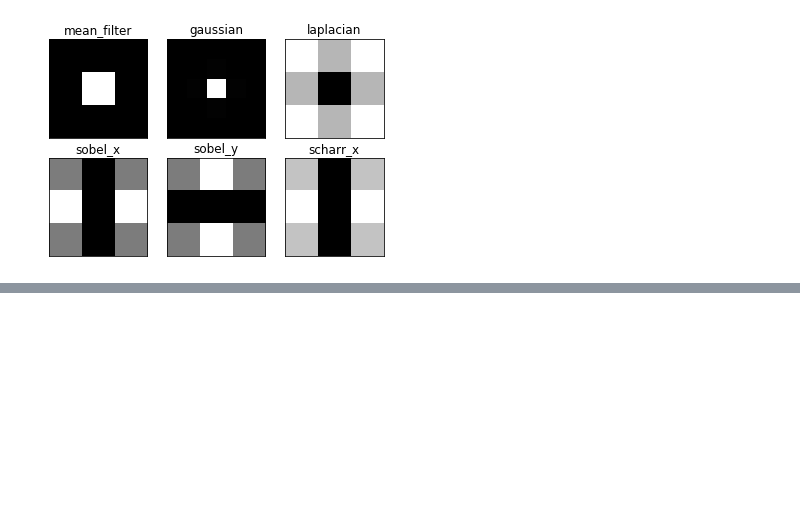
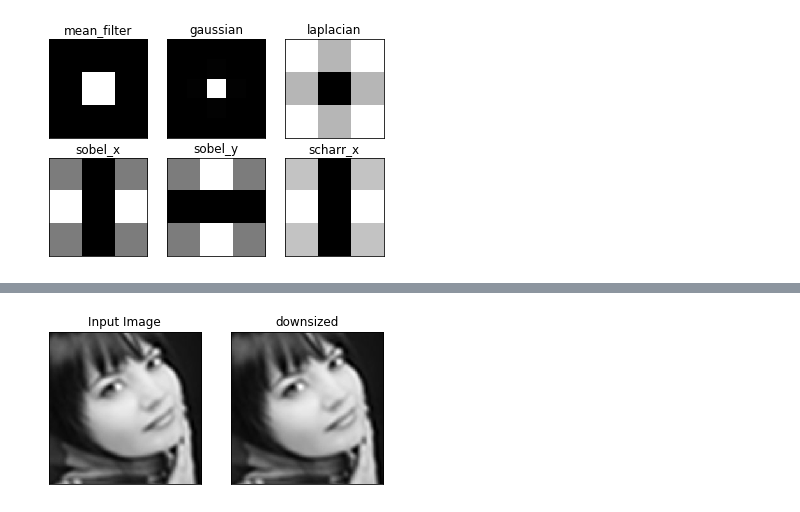
Before and after one commit to elishatofunmi/Fourier-Transforms-image-processing-, a Jupyter notebook: fourier transforms/time_domain to frequency domain.ipynb, the cells around one changed output, grey strips where cells are left out. Drawn from its saved outputs; the diff is of its cells as text; code cells hidden in the pictures; blank space fills up the shorter version.

```diff
--- a/fourier transforms/time_domain to frequency domain.ipynb
+++ b/fourier transforms/time_domain to frequency domain.ipynb
@@ -172,0 +222,13 @@ plt.show()
+# %%
+def factor(img_one, factor):
+    minimize = (factor)*img_one
+    plt.subplot(121),plt.imshow(img, cmap = 'gray')
+    plt.title('Input Image'), plt.xticks([]), plt.yticks([])
+    plt.subplot(122),plt.imshow(minimize, cmap = 'gray')
+    plt.title('downsized'), plt.xticks([]), plt.yticks([])
+    plt.show()
+    return
+
+factor(img_array, 1)
+# %% [output]
+[figure, added]
```
Also changed, not shown: parts of 29 cells of this notebook, 1 other file.
